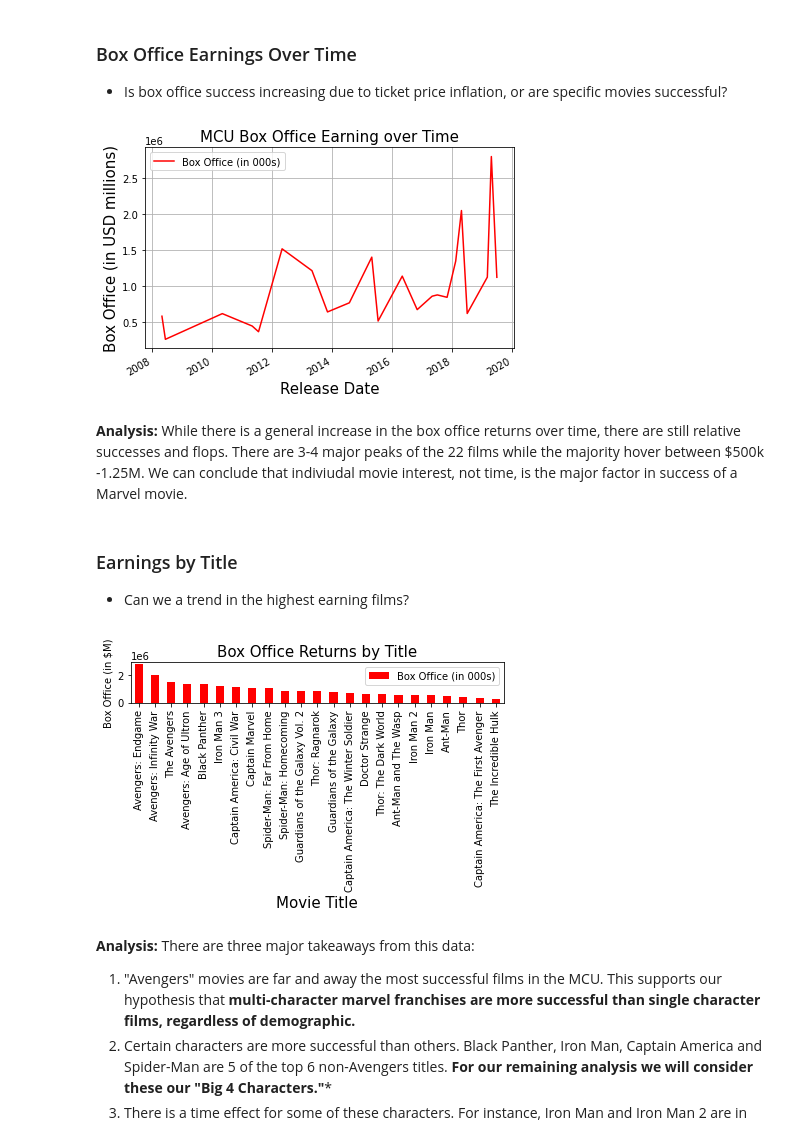
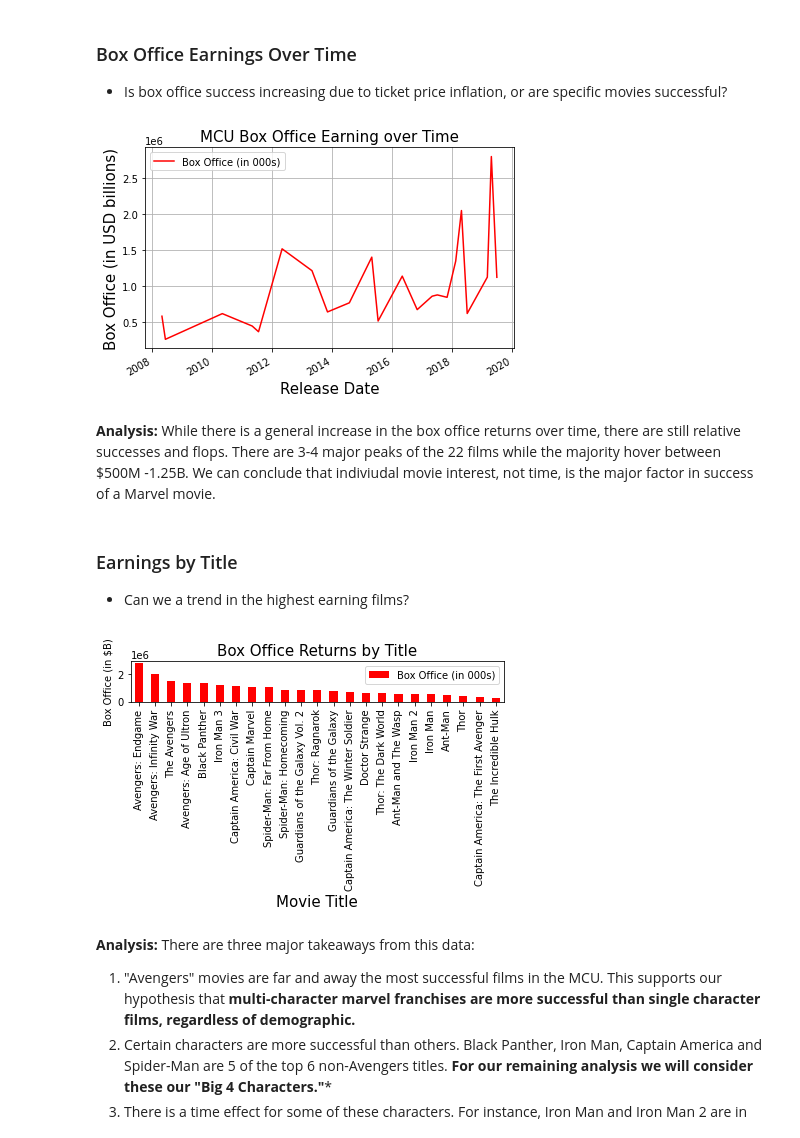
Before and after one commit to pnisenson/marvel-star, a Jupyter notebook: Final Data Analysis - Marvelous Data Miners.ipynb, the cells around one changed output. Saved outputs shown, nothing was run; the diff lists cells and outputs as text; code cells hidden in the pictures.

```diff
--- a/Final Data Analysis - Marvelous Data Miners.ipynb
+++ b/Final Data Analysis - Marvelous Data Miners.ipynb
@@ -42,29 +42,29 @@ final_movies
 - Is box office success increasing due to ticket price inflation, or are specific movies successful?
 # %%
 TimeBox = final_movies.plot(kind = "line", x = "Release Date", y = "Box Office (in 000s)", color = "red", grid = True)
-TimeBox.set_ylabel("Box Office (in USD millions)", fontsize = 15, color = "black")
+TimeBox.set_ylabel("Box Office (in USD billions)", fontsize = 15, color = "black")
 TimeBox.set_xlabel("Release Date", fontsize = 15, color = "black")
 TimeBox.set_title("MCU Box Office Earning over Time", fontsize = 15, color = "black")
 plt.tight_layout()
 plt.savefig("marvel_files/earnovertime.png")
 plt.show()
 # %% [output]
-[figure, old version]
+[figure, new version]
 # %% [markdown]
-**Analysis:** While there is a general increase in the box office returns over time, there are still relative successes and flops. There are 3-4 major peaks of the 22 films while the majority hover between $500k -1.25M. We can conclude that indiviudal movie interest, not time, is the major factor in success of a Marvel movie.
+**Analysis:** While there is a general increase in the box office returns over time, there are still relative successes and flops. There are 3-4 major peaks of the 22 films while the majority hover between $500M -1.25B. We can conclude that indiviudal movie interest, not time, is the major factor in success of a Marvel movie.
 # %% [markdown]
 ### Earnings by Title
 - Can we a trend in the highest earning films?
 # %%
 EarnBar = final_movies.plot(kind = "bar", x = "Title", y = "Box Office (in 000s)", color = "red")
-EarnBar.set_ylabel("Box Office (in $M)", fontsize = 10, color = "black")
+EarnBar.set_ylabel("Box Office (in $B)", fontsize = 10, color = "black")
 EarnBar.set_xlabel("Movie Title", fontsize = 15, color = "black")
 EarnBar.set_title("Box Office Returns by Title", fontsize = 15, color = "black")
 plt.tight_layout()
 plt.savefig("marvel_files/boxoffice.png")
 plt.show()
 # %% [output]
-[figure, old version]
+[figure, new version]
 # %% [markdown]
 **Analysis:** There are three major takeaways from this data:
 1. "Avengers" movies are far and away the most successful films in the MCU. This supports our hypothesis that **multi-character marvel franchises are more successful than single character films, regardless of demographic.**
```
Also changed, not shown: 4 other files.
